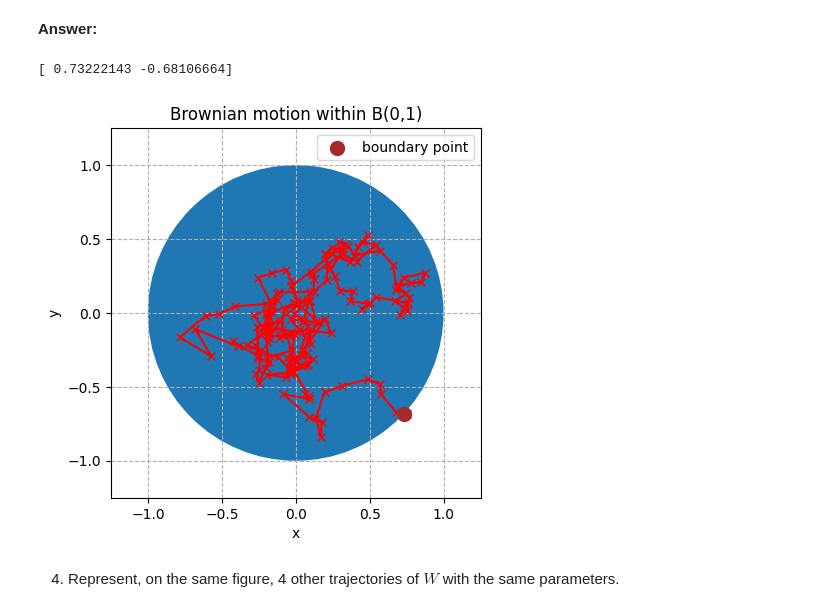
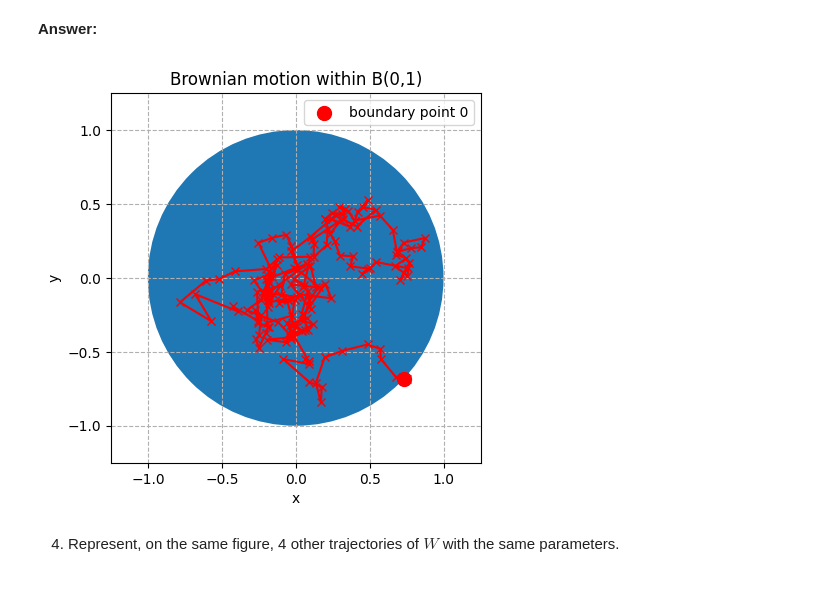
Before and after one commit to marcaIL/python_sdia, a Jupyter notebook: Labs/Lab3/lab3.ipynb, the cells around one changed output. Saved outputs shown, nothing was run; the diff lists cells and outputs as text; code cells hidden in the pictures.

```diff
--- a/Labs/Lab3/lab3.ipynb
+++ b/Labs/Lab3/lab3.ipynb
@@ -130,36 +104,20 @@ def simple_check(A,B,norm_A,norm_B):
 x=np.array([0.2,0.4],dtype=float)
 step=1e-2
 N=1000
-# %%
-rng1=np.random.default_rng(42)
-
-#We compute the algorithm
-result=brownian_motion(N,x,step,rng1)
-points=np.array(result[0])
-boundary_point=result[-1]
-print(boundary_point)
-X=points[:,0]
-Y=points[:,1]
-
-# your code
-circle = plt.Circle((0,0), 1)
-fig, ax = plt.subplots()
-plt.xlim(-1.25,1.25)
-plt.ylim(-1.25,1.25)
-plt.grid(linestyle = "--", zorder = 1)
-plt.plot(X,Y,linestyle="-",marker="x",color="red")
-if boundary_point is not None:
-    plt.scatter(boundary_point[0],boundary_point[1],color="brown",marker="o",s=100,label="boundary point",zorder=10)
-plt.title("Brownian motion within B(0,1)")
-ax.set_aspect(1)
-ax.add_artist(circle)
-plt.xlabel("x")
-plt.ylabel("y")
-plt.legend()
-plt.show()
-# %% [output]
-[ 0.73222143 -0.68106664]
-[figure, removed]
+# %%
+from functions_ex_1 import plot_brownian_motion
+
+#Check the function in the complementary module
+plot_brownian_motion(
+    nb=1,
+    N=N,
+    x=x,
+    step=step,
+    rng=rng,
+    brownian_f=brownian_motion
+)
+# %% [output]
+[figure, added]
 # %% [markdown]
 4. Represent, on the same figure, 4 other trajectories of $W$ with the same parameters.
 # %% [markdown]
```
Also changed, not shown: parts of 15 cells of this notebook, 3 other files.
